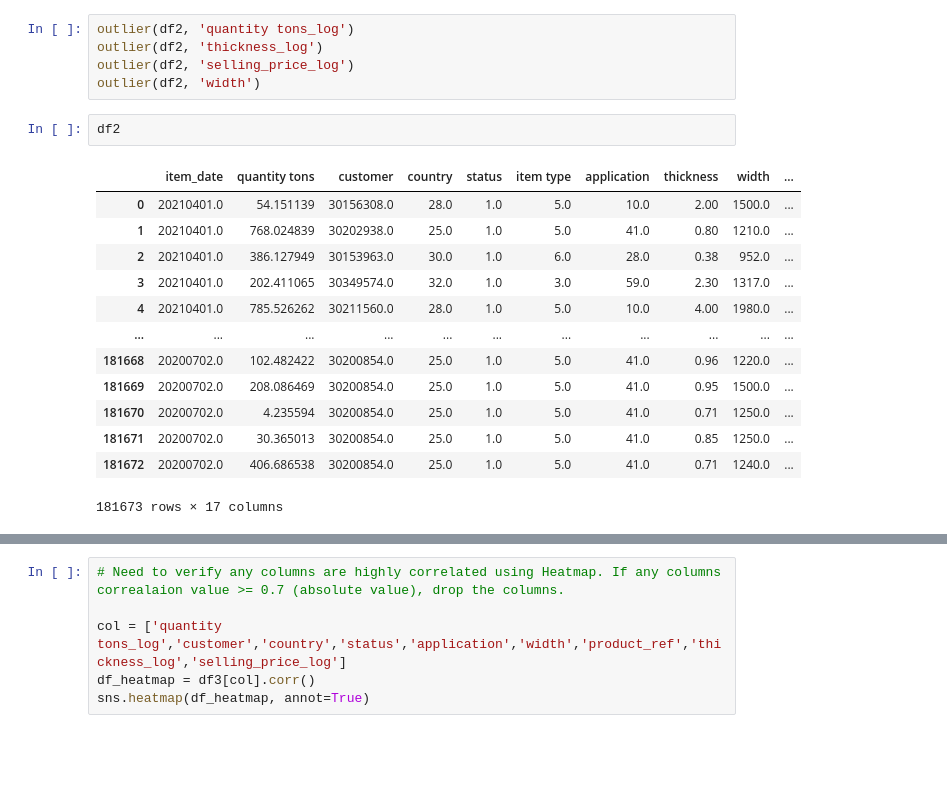
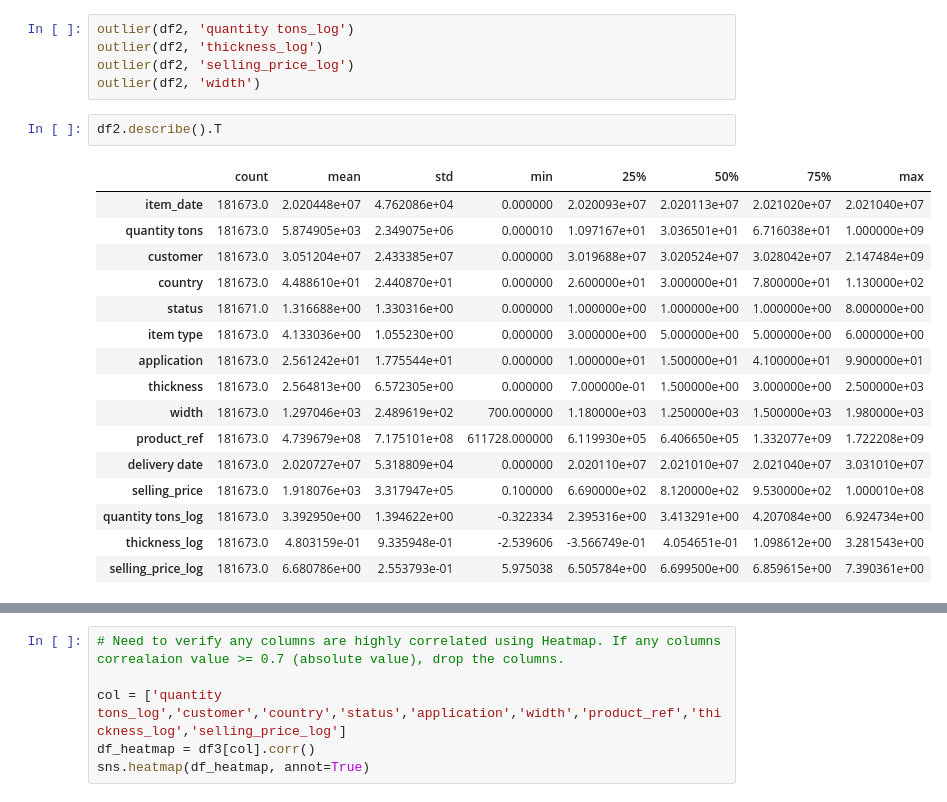
Before and after one commit to Saravanan-20G/Project-5---Industrial-Copper-Modeling, a Jupyter notebook: Copper_Modeling.ipynb, the cells around one changed output, grey strips where cells are left out. Saved outputs shown, nothing was run; the diff lists cells and outputs as text; blank space fills up the shorter version.

```diff
--- a/Copper_Modeling.ipynb
+++ b/Copper_Modeling.ipynb
@@ -388,21 +397,24 @@ outlier(df2, 'thickness_log')
 outlier(df2, 'selling_price_log')
 outlier(df2, 'width')
 # %%
-df2
+df2.describe().T
 # %% [output]
-|  | item_date | quantity tons | customer | country | status | item type | application | thickness | width | ... |
-| 0 | 20210401.0 | 54.151139 | 30156308.0 | 28.0 | 1.0 | 5.0 | 10.0 | 2.00 | 1500.0 | ... |
-| 1 | 20210401.0 | 768.024839 | 30202938.0 | 25.0 | 1.0 | 5.0 | 41.0 | 0.80 | 1210.0 | ... |
-| 2 | 20210401.0 | 386.127949 | 30153963.0 | 30.0 | 1.0 | 6.0 | 28.0 | 0.38 | 952.0 | ... |
-| 3 | 20210401.0 | 202.411065 | 30349574.0 | 32.0 | 1.0 | 3.0 | 59.0 | 2.30 | 1317.0 | ... |
-| 4 | 20210401.0 | 785.526262 | 30211560.0 | 28.0 | 1.0 | 5.0 | 10.0 | 4.00 | 1980.0 | ... |
-| ... | ... | ... | ... | ... | ... | ... | ... | ... | ... | ... |
-| 181668 | 20200702.0 | 102.482422 | 30200854.0 | 25.0 | 1.0 | 5.0 | 41.0 | 0.96 | 1220.0 | ... |
-| 181669 | 20200702.0 | 208.086469 | 30200854.0 | 25.0 | 1.0 | 5.0 | 41.0 | 0.95 | 1500.0 | ... |
-| 181670 | 20200702.0 | 4.235594 | 30200854.0 | 25.0 | 1.0 | 5.0 | 41.0 | 0.71 | 1250.0 | ... |
-| 181671 | 20200702.0 | 30.365013 | 30200854.0 | 25.0 | 1.0 | 5.0 | 41.0 | 0.85 | 1250.0 | ... |
-| 181672 | 20200702.0 | 406.686538 | 30200854.0 | 25.0 | 1.0 | 5.0 | 41.0 | 0.71 | 1240.0 | ... |
+|  | count | mean | std | min | 25% | 50% | 75% | max |
+| item_date | 181673.0 | 2.020448e+07 | 4.762086e+04 | 0.000000 | 2.020093e+07 | 2.020113e+07 | 2.021020e+07 | 2.021040e+07 |
+| quantity tons | 181673.0 | 5.874905e+03 | 2.349075e+06 | 0.000010 | 1.097167e+01 | 3.036501e+01 | 6.716038e+01 | 1.000000e+09 |
+| customer | 181673.0 | 3.051204e+07 | 2.433385e+07 | 0.000000 | 3.019688e+07 | 3.020524e+07 | 3.028042e+07 | 2.147484e+09 |
+| country | 181673.0 | 4.488610e+01 | 2.440870e+01 | 0.000000 | 2.600000e+01 | 3.000000e+01 | 7.800000e+01 | 1.130000e+02 |
+| status | 181671.0 | 1.316688e+00 | 1.330316e+00 | 0.000000 | 1.000000e+00 | 1.000000e+00 | 1.000000e+00 | 8.000000e+00 |
+| item type | 181673.0 | 4.133036e+00 | 1.055230e+00 | 0.000000 | 3.000000e+00 | 5.000000e+00 | 5.000000e+00 | 6.000000e+00 |
+| application | 181673.0 | 2.561242e+01 | 1.775544e+01 | 0.000000 | 1.000000e+01 | 1.500000e+01 | 4.100000e+01 | 9.900000e+01 |
+| thickness | 181673.0 | 2.564813e+00 | 6.572305e+00 | 0.000000 | 7.000000e-01 | 1.500000e+00 | 3.000000e+00 | 2.500000e+03 |
+| width | 181673.0 | 1.297046e+03 | 2.489619e+02 | 700.000000 | 1.180000e+03 | 1.250000e+03 | 1.500000e+03 | 1.980000e+03 |
+| product_ref | 181673.0 | 4.739679e+08 | 7.175101e+08 | 611728.000000 | 6.119930e+05 | 6.406650e+05 | 1.332077e+09 | 1.722208e+09 |
+| delivery date | 181673.0 | 2.020727e+07 | 5.318809e+04 | 0.000000 | 2.020110e+07 | 2.021010e+07 | 2.021040e+07 | 3.031010e+07 |
+| selling_price | 181673.0 | 1.918076e+03 | 3.317947e+05 | 0.100000 | 6.690000e+02 | 8.120000e+02 | 9.530000e+02 | 1.000010e+08 |
+| quantity tons_log | 181673.0 | 3.392950e+00 | 1.394622e+00 | -0.322334 | 2.395316e+00 | 3.413291e+00 | 4.207084e+00 | 6.924734e+00 |
+| thickness_log | 181673.0 | 4.803159e-01 | 9.335948e-01 | -2.539606 | -3.566749e-01 | 4.054651e-01 | 1.098612e+00 | 3.281543e+00 |
+| selling_price_log | 181673.0 | 6.680786e+00 | 2.553793e-01 | 5.975038 | 6.505784e+00 | 6.699500e+00 | 6.859615e+00 | 7.390361e+00 |
-181673 rows × 17 columns
 # %%
 # after add the new column of 'quantity tons_log', 'thickness_log', 'selling_price_log', drop the existing columns
 
```
Also changed, not shown: parts of 48 cells of this notebook.
